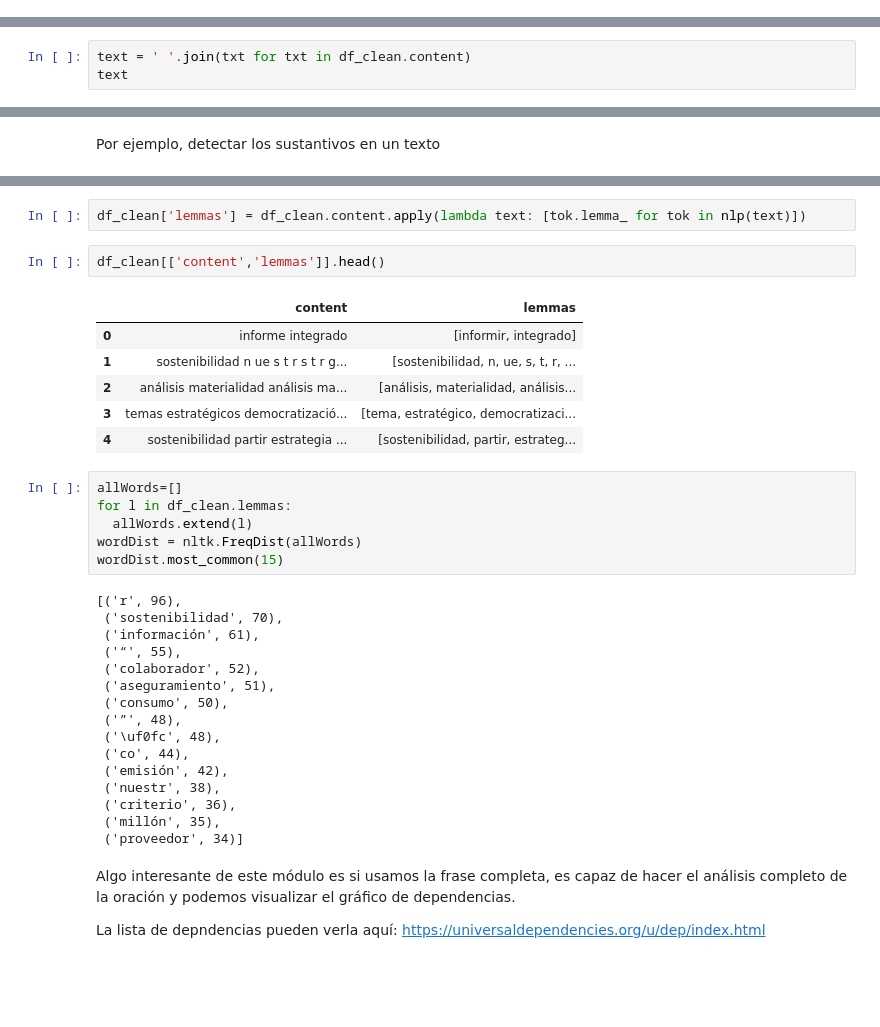
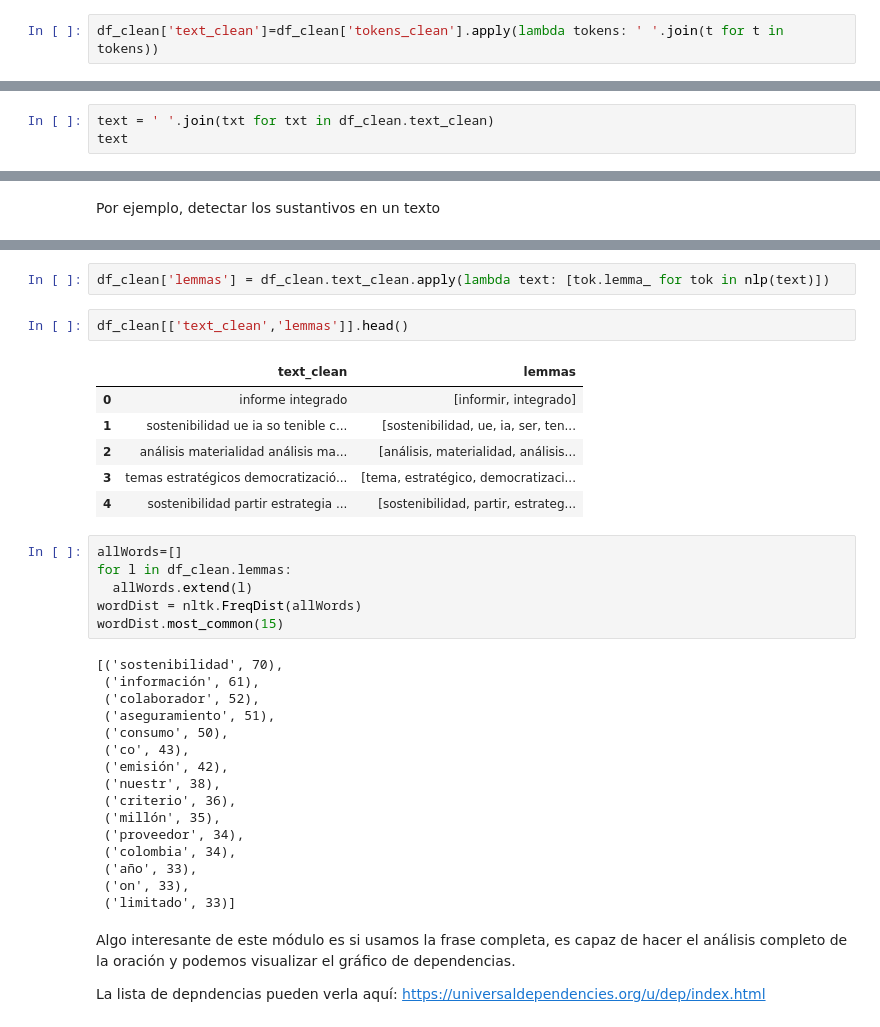
Before and after one commit to ibonetc/Data_Analytics, a Jupyter notebook: NLP/Procesamiento_de_Lenguaje_Natural.ipynb, the cells around one changed output, grey strips where cells are left out. Saved outputs shown, nothing was run; the diff lists cells and outputs as text; blank space fills up the shorter version.

```diff
--- a/NLP/Procesamiento_de_Lenguaje_Natural.ipynb
+++ b/NLP/Procesamiento_de_Lenguaje_Natural.ipynb
@@ -514,3 +514,5 @@ mostcommon_words
 from nltk import bigrams
 import networkx as nx
 from nltk.util import ngrams
+# %%
+df_clean['text_clean']=df_clean['tokens_clean'].apply(lambda tokens: ' '.join(t for t in tokens))
@@ -517,4 +535,4 @@ from nltk.util import ngrams
 # %%
-text = ' '.join(txt for txt in df_clean.content)
+text = ' '.join(txt for txt in df_clean.text_clean)
 text
 # %% [output]
@@ -684,13 +699,13 @@ inf ormación sobr nutr ición infantil ” leonardo mengual wayúinforme
  ['wayúinforme'],
  ['integrado']]
 # %%
-df_clean['lemmas'] = df_clean.content.apply(lambda text: [tok.lemma_ for tok in nlp(text)])
+df_clean['lemmas'] = df_clean.text_clean.apply(lambda text: [tok.lemma_ for tok in nlp(text)])
 # %%
-df_clean[['content','lemmas']].head()
+df_clean[['text_clean','lemmas']].head()
 # %% [output]
-|  | content | lemmas |
+|  | text_clean | lemmas |
 | 0 | informe integrado | [informir, integrado] |
-| 1 | sostenibilidad n ue s t r s t r g... | [sostenibilidad, n, ue, s, t, r, ... |
+| 1 | sostenibilidad ue ia so tenible c... | [sostenibilidad, ue, ia, ser, ten... |
 | 2 | análisis materialidad análisis ma... | [análisis, materialidad, análisis... |
 | 3 | temas estratégicos democratizació... | [tema, estratégico, democratizaci... |
 | 4 | sostenibilidad partir estrategia ... | [sostenibilidad, partir, estrateg... |
@@ -701,21 +716,21 @@ for l in df_clean.lemmas:
 wordDist = nltk.FreqDist(allWords)
 wordDist.most_common(15)
 # %% [output]
-[('r', 96),
- ('sostenibilidad', 70),
+[('sostenibilidad', 70),
  ('información', 61),
- ('“', 55),
  ('colaborador', 52),
  ('aseguramiento', 51),
  ('consumo', 50),
- ('”', 48),
- ('\uf0fc', 48),
- ('co', 44),
+ ('co', 43),
  ('emisión', 42),
  ('nuestr', 38),
  ('criterio', 36),
  ('millón', 35),
- ('proveedor', 34)]
+ ('proveedor', 34),
+ ('colombia', 34),
+ ('año', 33),
+ ('on', 33),
+ ('limitado', 33)]
 # %% [markdown]
 Algo interesante de este módulo es si usamos la frase completa, es capaz de hacer el análisis completo de la oración y podemos visualizar el gráfico de dependencias.
 
```
Also changed, not shown: parts of 11 cells of this notebook.
